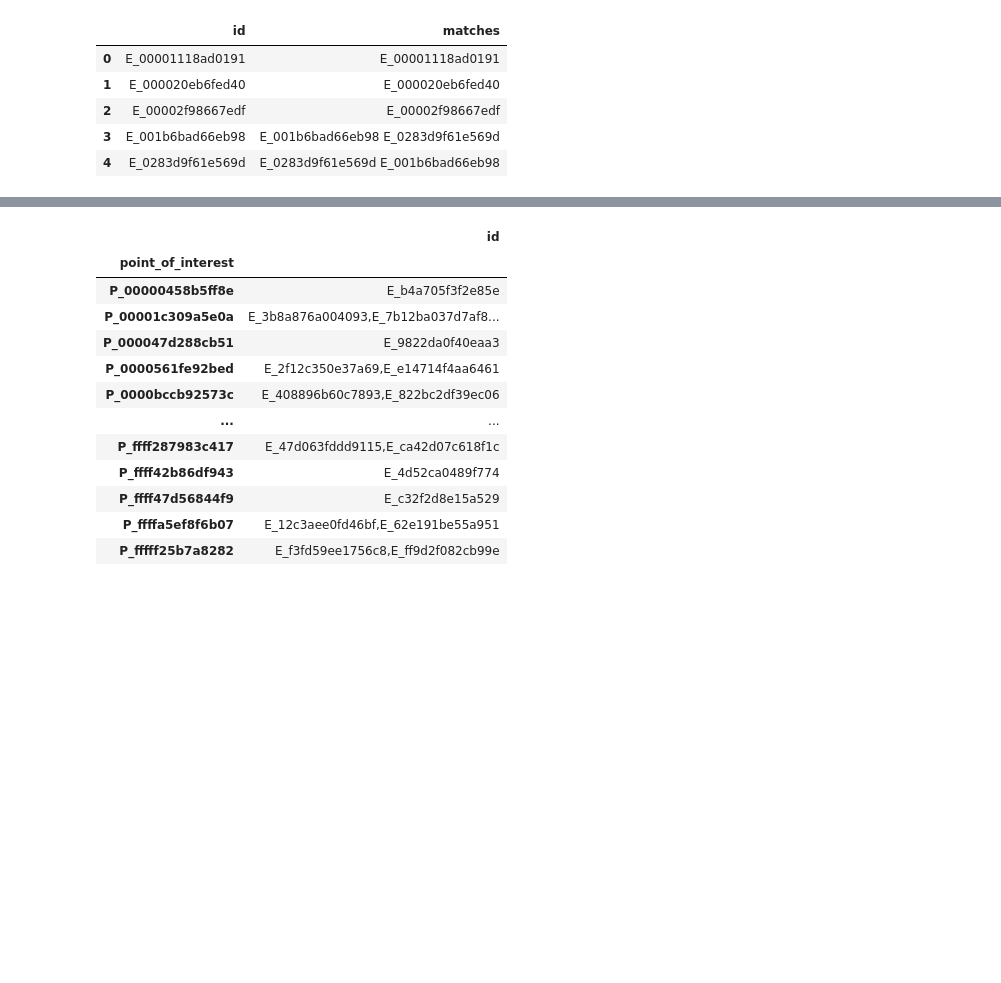
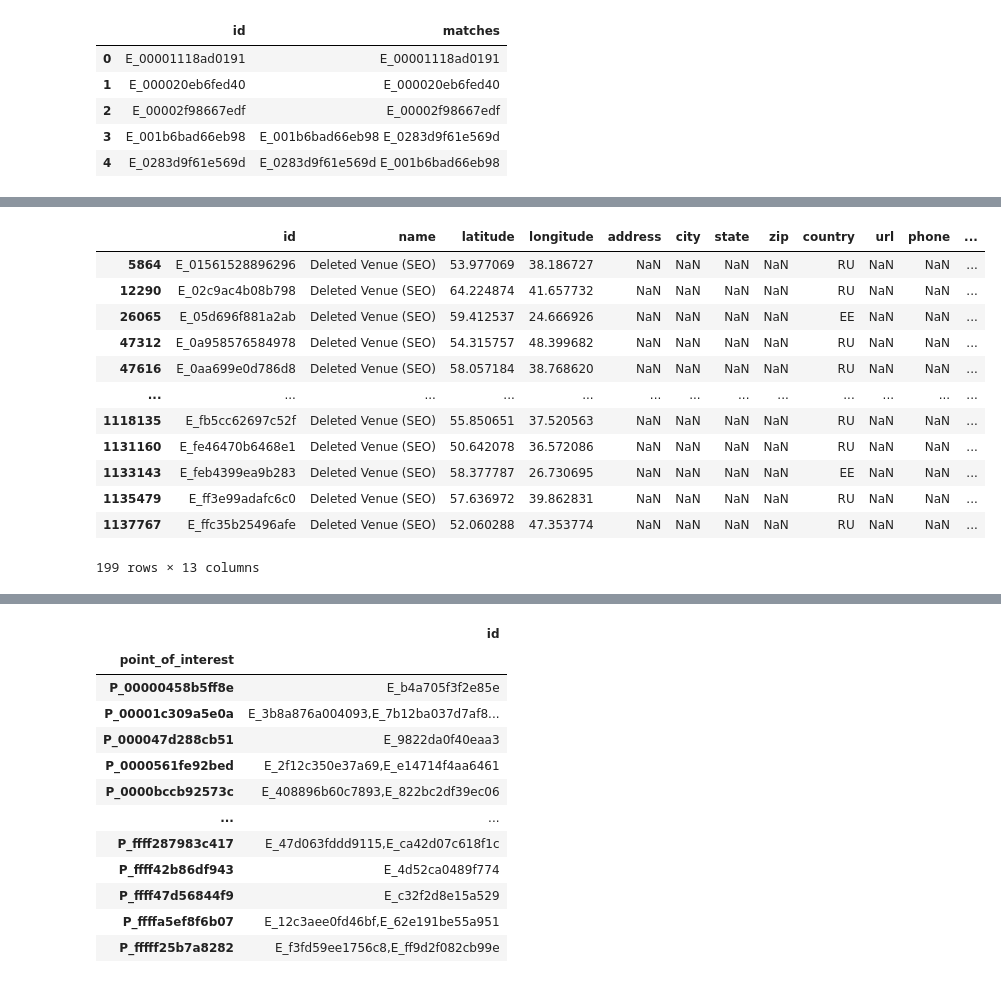
Before and after one commit to 0xjrr/foursquare-location-matching, a Jupyter notebook: fousquare_first_analysis.ipynb, the cells around one changed output, grey strips where cells are left out. Saved outputs shown, nothing was run; the diff lists cells and outputs as text; code cells hidden in the pictures; blank space fills up the shorter version.

```diff
--- a/fousquare_first_analysis.ipynb
+++ b/fousquare_first_analysis.ipynb
@@ -35,0 +99,16 @@ df = pd.read_csv('kaggle/input/foursquare-location-matching/train.csv')
+# %%
+df.loc[df['point_of_interest']=='P_3a3fbd26e16269']
+# %% [output]
+|  | id | name | latitude | longitude | address | city | state | zip | country | url | phone | ... |
+| 5864 | E_01561528896296 | Deleted Venue (SEO) | 53.977069 | 38.186727 | NaN | NaN | NaN | NaN | RU | NaN | NaN | ... |
+| 12290 | E_02c9ac4b08b798 | Deleted Venue (SEO) | 64.224874 | 41.657732 | NaN | NaN | NaN | NaN | RU | NaN | NaN | ... |
+| 26065 | E_05d696f881a2ab | Deleted Venue (SEO) | 59.412537 | 24.666926 | NaN | NaN | NaN | NaN | EE | NaN | NaN | ... |
+| 47312 | E_0a958576584978 | Deleted Venue (SEO) | 54.315757 | 48.399682 | NaN | NaN | NaN | NaN | RU | NaN | NaN | ... |
+| 47616 | E_0aa699e0d786d8 | Deleted Venue (SEO) | 58.057184 | 38.768620 | NaN | NaN | NaN | NaN | RU | NaN | NaN | ... |
+| ... | ... | ... | ... | ... | ... | ... | ... | ... | ... | ... | ... | ... |
+| 1118135 | E_fb5cc62697c52f | Deleted Venue (SEO) | 55.850651 | 37.520563 | NaN | NaN | NaN | NaN | RU | NaN | NaN | ... |
+| 1131160 | E_fe46470b6468e1 | Deleted Venue (SEO) | 50.642078 | 36.572086 | NaN | NaN | NaN | NaN | RU | NaN | NaN | ... |
+| 1133143 | E_feb4399ea9b283 | Deleted Venue (SEO) | 58.377787 | 26.730695 | NaN | NaN | NaN | NaN | EE | NaN | NaN | ... |
+| 1135479 | E_ff3e99adafc6c0 | Deleted Venue (SEO) | 57.636972 | 39.862831 | NaN | NaN | NaN | NaN | RU | NaN | NaN | ... |
+| 1137767 | E_ffc35b25496afe | Deleted Venue (SEO) | 52.060288 | 47.353774 | NaN | NaN | NaN | NaN | RU | NaN | NaN | ... |
+199 rows × 13 columns
```
Also changed, not shown: parts of 28 cells of this notebook.
